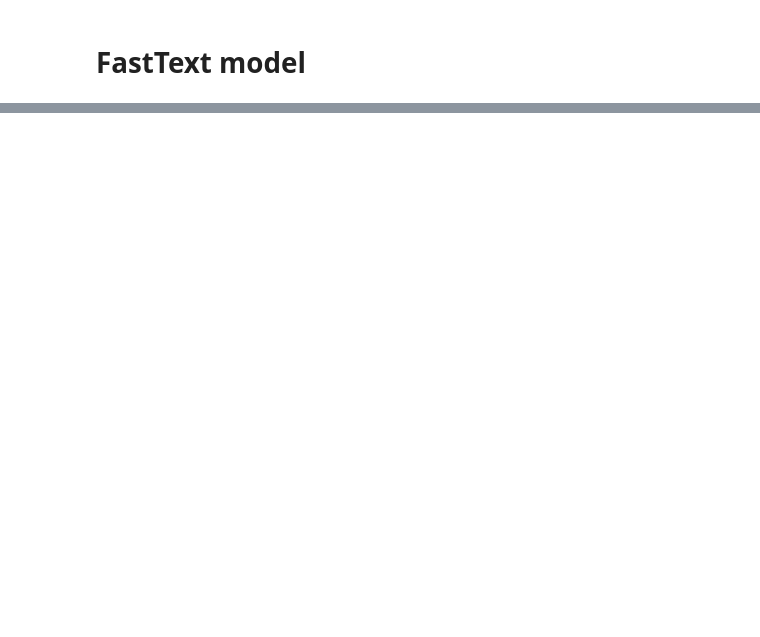
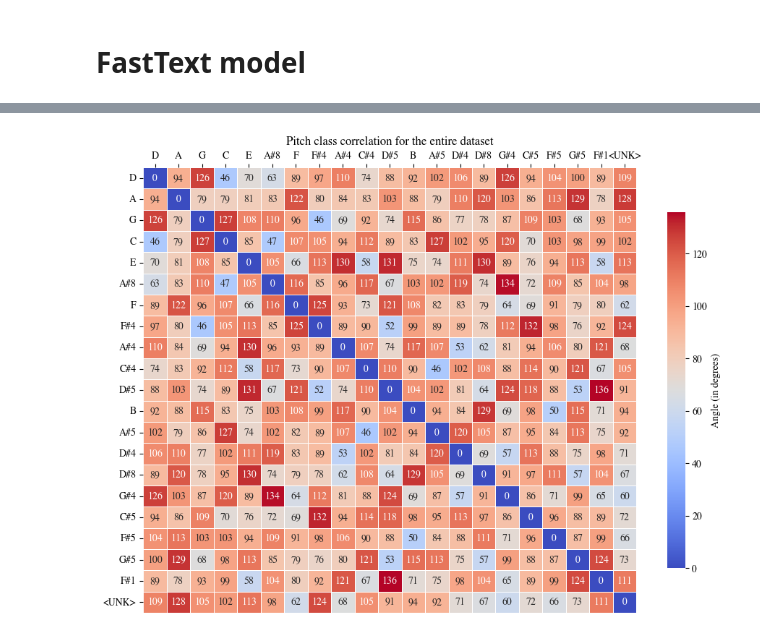
Before and after one commit to ihpar/musvec, a Jupyter notebook: index.ipynb, the cells around one changed output, grey strips where cells are left out. Drawn from its saved outputs; the diff is of its cells as text; code cells hidden in the pictures; blank space fills up the shorter version.

```diff
--- a/index.ipynb
+++ b/index.ipynb
@@ -98,0 +100,11 @@ for i in range(len(labels)):
+# %%
+fig, ax = plt.subplots(figsize=(11, 8))
+hm = sns.heatmap(df, cmap="coolwarm", annot=True, fmt=",.0f",
+                 linewidths=0.5, cbar_kws={"shrink": 0.8})
+hm.set(title="Pitch class correlation for the entire dataset")
+ax.collections[0].colorbar.set_label("Angle (in degrees)")
+ax.xaxis.tick_top()
+plt.show()
+fig.savefig("results/overall_corr.pdf")
+# %% [output]
+[figure, added]
```
Also changed, not shown: parts of 7 cells of this notebook, 3 other files.
